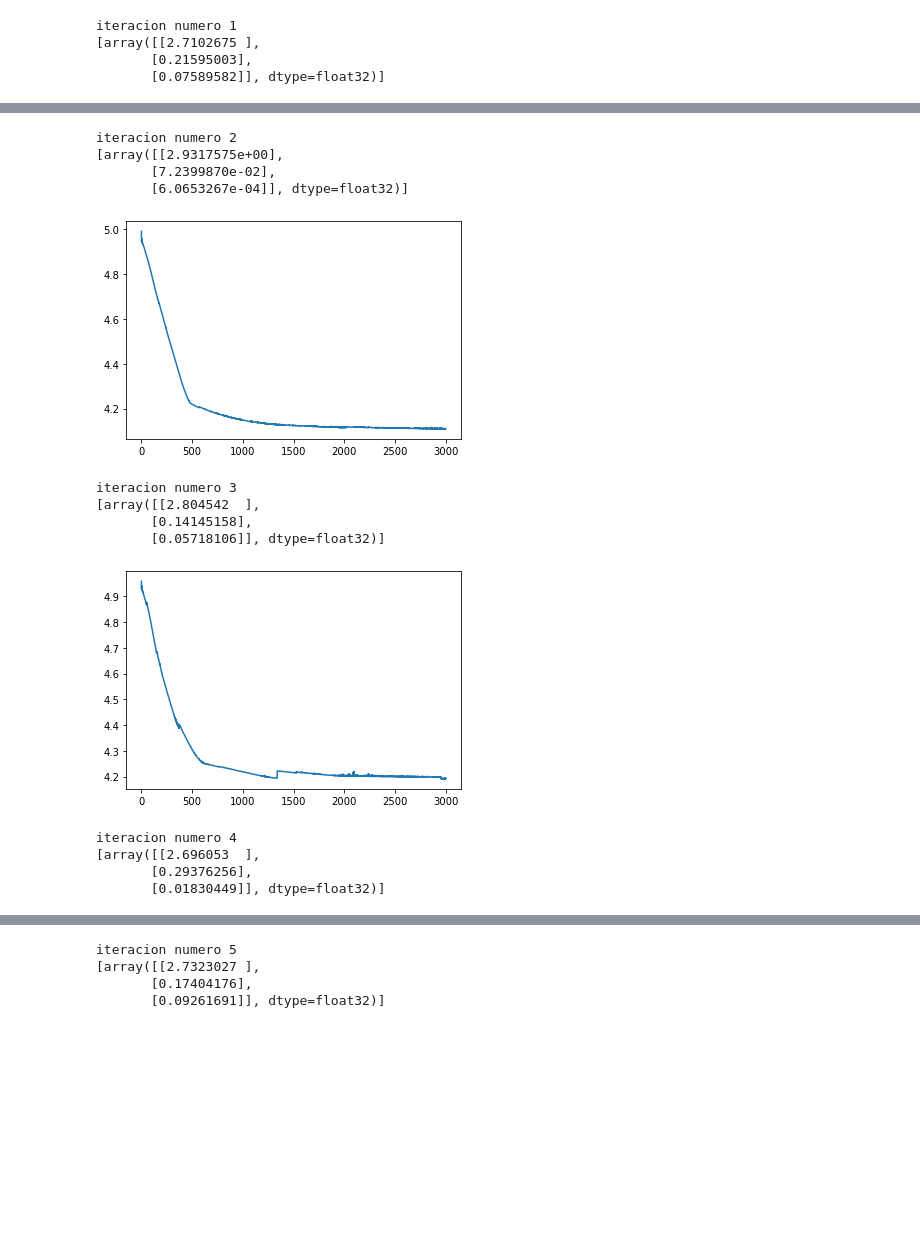
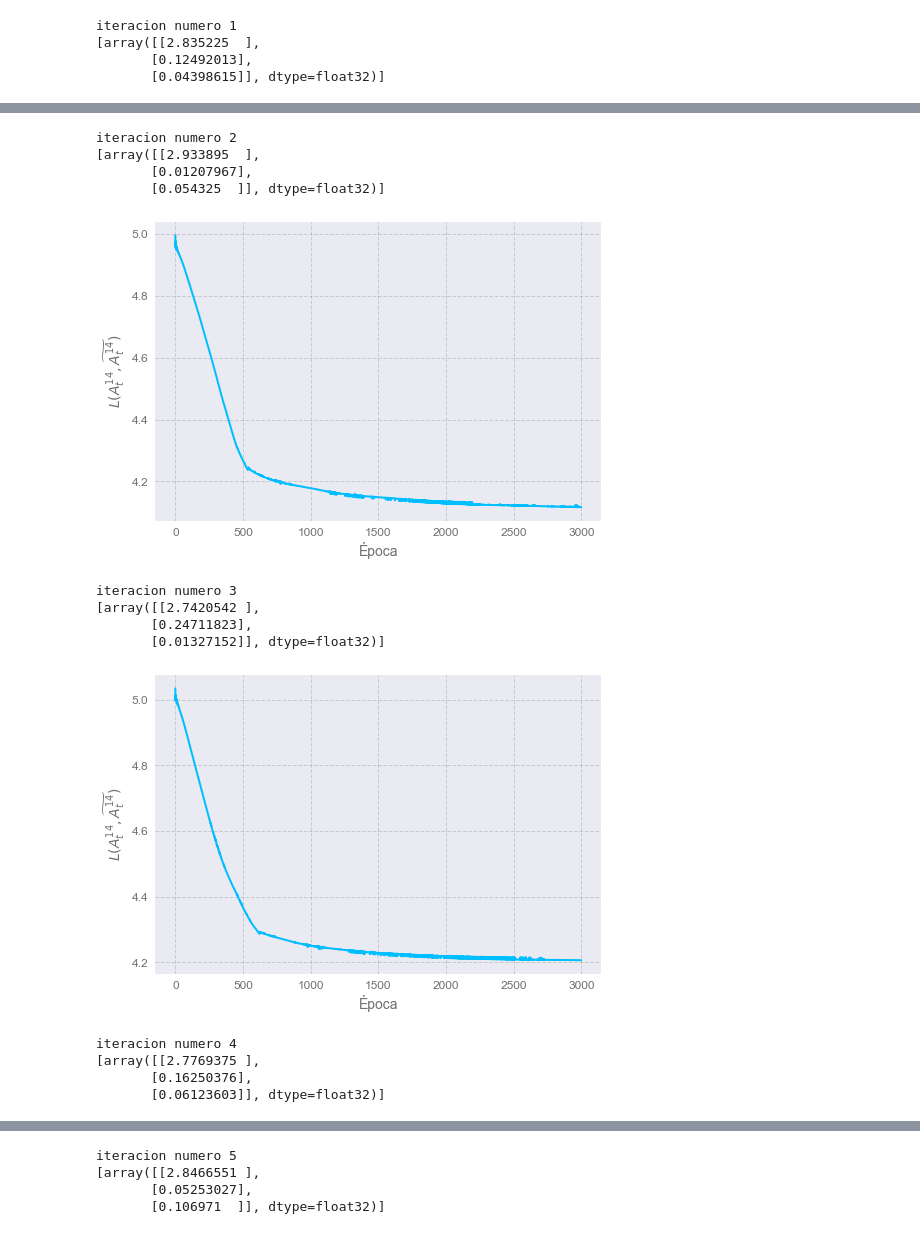
Before and after one commit to denisecammarota/tesis-ib, a Jupyter notebook: Practicando0/Optimizacion_2.ipynb, the cells around one changed output, grey strips where cells are left out. Saved outputs shown, nothing was run; the diff lists cells and outputs as text; code cells hidden in the pictures; blank space fills up the shorter version.

```diff
--- a/Practicando0/Optimizacion_2.ipynb
+++ b/Practicando0/Optimizacion_2.ipynb
@@ -14,3 +15,6 @@ from keras.callbacks import History
+# %%
+plt.style.use('seaborn')
+plt.style.use('matplotlibrc.py')
 # %%
 def mse_custom(y_true,y_predicted):
     mse_mod = tf.math.reduce_mean(tf.math.abs(tf.subtract(y_true[3:-3],y_predicted[3:-3])))
@@ -277,18 +287,3 @@ m1.shape == m2.shape
 mat = ret_matrix(n_dias)
 # %%
 pop = 45376763 #poblacion en cuestion
-# %%
-input_1 = keras.layers.Input(shape=(3,))
-input_2 = keras.layers.Input(shape=(3,))
-input_3 = keras.layers.Input(shape=(1,))
-initializer = keras.initializers.Ones() #the vector of weights a
-l_input_1 = keras.layers.Dense(1,activation='relu',kernel_initializer=initializer,use_bias=False,kernel_constraint=tf.keras.constraints.NonNeg())(input_1)
-l_input_2 = keras.layers.Dense(1,activation='relu',use_bias=False,kernel_initializer=initializer,trainable=False)(input_2)
-division = keras.layers.Lambda(lambda inputs:  tf.where(inputs[0] != 0, tf.math.minimum(inputs[1]/inputs[0],4), inputs[1]))([l_input_1, l_input_2])#calculates empirical rt
-mean = keras.layers.Lambda(lambda x: keras.backend.dot(mat,x))(division) #calculates mean r_seven in seven days
-cases = keras.layers.Multiply()([input_3,mean]) #cases for valid prediction,net output, padded with zeros at the end
-model = keras.Model(inputs=[input_1,input_2,input_3],outputs=[cases])
-optimizer = keras.optimizers.Adam(5e-3)
-model.compile(optimizer, loss=mse_custom)
-history = model.fit([m1,m2,a*(100000/pop)], b*(100000/pop), epochs=30000, batch_size=n_dias,shuffle=False)
-model.summary()
@@ -297,4 +289,0 @@ res = model.predict([m1,m2,a],batch_size=n_dias)
-# %%
-first_layer_weights = model.layers[2].get_weights()
-second_layer_weights = model.layers[3].get_weights()
-print(first_layer_weights,second_layer_weights)
@@ -309,4 +290,5 @@ plt.legend()
 # %%
+import random as python_random
 matrix = np.empty((10,3),dtype=float)
 for j in range(10):
     print('iteracion numero',j)
@@ -357,11 +339,11 @@ for j in range(10):
     m1 = np.zeros((dias.shape[0],3)) #denominator of r7 expression
     m2 = np.zeros((dias.shape[0],3)) #numerator of r7 expression
     for i in dias:
-        m1[i-10,:] = n_t[i-6:i-3,1]
-        m2[i-10,:] = n_t[i-1:i+2,1]
+        m1[i-10,:] = np.copy(n_t[i-6:i-3,1])
+        m2[i-10,:] = np.copy(n_t[i-1:i+2,1])
     n_dias = m1.shape[0]
-    m1 += np.random.normal(0,5,m1.shape)
-    m2 += np.random.normal(0,5,m2.shape)
+    #m1 += np.random.normal(0,5,m1.shape)
+    #m2 += np.random.normal(0,5,m2.shape)
     mat = ret_matrix(n_dias)
     pop = 45376763 #poblacion en cuestion
     input_1 = keras.layers.Input(shape=(3,))
@@ -381,6 +363,9 @@ for j in range(10):
     matrix[j,:] = np.array(first_layer_weights).flatten()
     print(first_layer_weights)
     plt.plot(history.history['loss'])
+    plt.xlabel('Época')
+    plt.ylabel(r'$L(A_{t}^{14},\widetilde{A_{t}^{14}})$')
+    plt.savefig('loss_example'+str(j)+'.pdf',bbox_inches='tight')
     plt.show()
 # %% [output]
 iteracion numero 0
@@ -391,4 +376,4 @@ iteracion numero 0
 iteracion numero 1
-[array([[2.7102675 ],
-       [0.21595003],
-       [0.07589582]], dtype=float32)]
+[array([[2.835225  ],
+       [0.12492013],
+       [0.04398615]], dtype=float32)]
@@ -396,14 +381,14 @@ iteracion numero 1
 iteracion numero 2
-[array([[2.9317575e+00],
-       [7.2399870e-02],
-       [6.0653267e-04]], dtype=float32)]
+[array([[2.933895  ],
+       [0.01207967],
+       [0.054325  ]], dtype=float32)]
-[figure, old version]
+[figure, new version]
 iteracion numero 3
-[array([[2.804542  ],
-       [0.14145158],
-       [0.05718106]], dtype=float32)]
+[array([[2.7420542 ],
+       [0.24711823],
+       [0.01327152]], dtype=float32)]
-[figure, old version]
+[figure, new version]
 iteracion numero 4
-[array([[2.696053  ],
-       [0.29376256],
-       [0.01830449]], dtype=float32)]
+[array([[2.7769375 ],
+       [0.16250376],
+       [0.06123603]], dtype=float32)]
@@ -411,4 +396,4 @@ iteracion numero 4
 iteracion numero 5
-[array([[2.7323027 ],
-       [0.17404176],
-       [0.09261691]], dtype=float32)]
+[array([[2.8466551 ],
+       [0.05253027],
+       [0.106971  ]], dtype=float32)]
```
Also changed, not shown: parts of 10 cells of this notebook, 1 other file.
